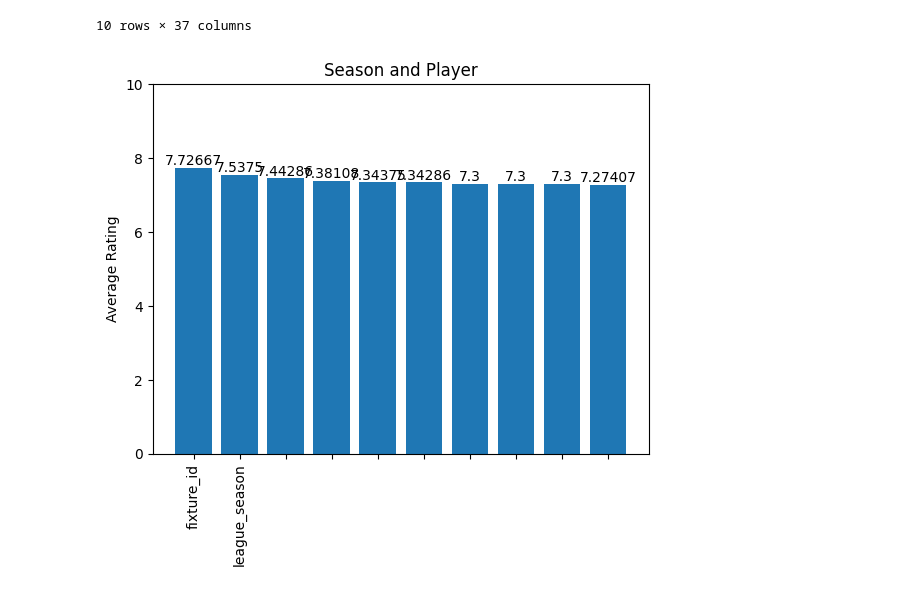
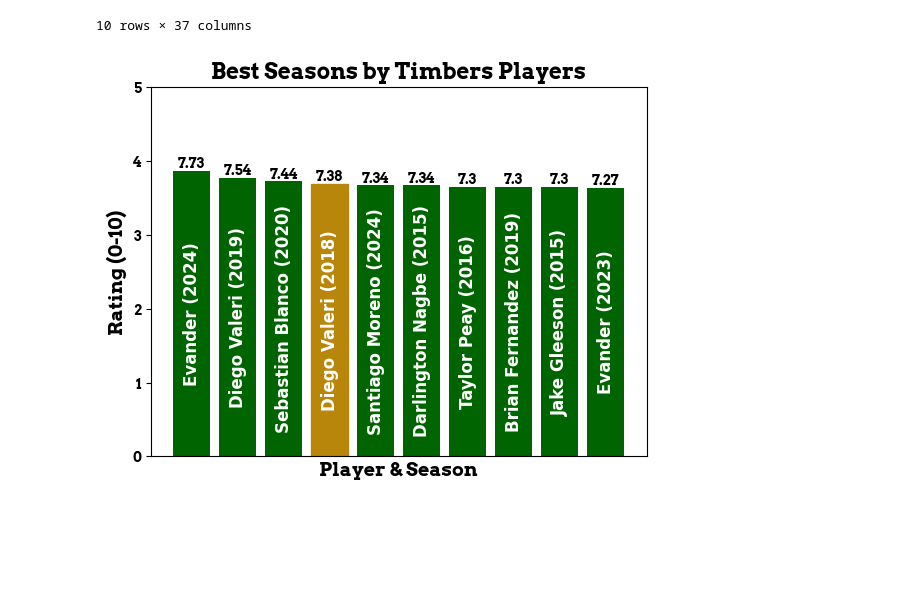
Before and after one commit to domihw05/TimbersDataExploration, a Jupyter notebook: timbers-data-analysis.ipynb, the cells around one changed output. Cells and saved outputs as stored; diff of their text form; code cells hidden in the pictures; blank space fills up the shorter version.

Commit message:
Kaggle Notebook | Timbers Data Analysis | Version 9

```diff
--- a/timbers-data-analysis.ipynb
+++ b/timbers-data-analysis.ipynb
@@ -7,16 +7,10 @@ import numpy as np # linear algebra
 import pandas as pd # data processing, CSV file I/O (e.g. pd.read_csv)
 import matplotlib.pyplot as plt
 
-# Input data files are available in the read-only "../input/" directory
-# For example, running this (by clicking run or pressing Shift+Enter) will list all files under the input directory
+import matplotlib.font_manager as font_manager
 
-#import os
-#for dirname, _, filenames in os.walk('/kaggle/input'):
-#    for filename in filenames:
-#        print(os.path.join(dirname, filename))
-
-# You can write up to 20GB to the current directory (/kaggle/working/) that gets preserved as output when you create a version using "Save & Run All"
-# You can also write temporary files to /kaggle/temp/, but they won't be saved outside of the current session
+font_path = '/kaggle/input/arvo-fonts/Arvo-Bold.ttf'
+font_props = font_manager.FontProperties(fname=font_path)
 # %%
 mls_df = pd.read_csv("/kaggle/input/football-match-statistics-and-more/fixture_stats_clean.csv")
 ptfc_player = pd.read_csv("/kaggle/input/football-match-statistics-and-more/fixture_stats_players_clean.csv")
@@ -161,23 +155,40 @@ szn_avgs.sort_values('rating',ascending=False).head(10)
 # %%
 width = 0.6  # the width of the bars: can also be len(x) sequence
 
 graph_data = szn_avgs.sort_values('rating',ascending=False).head(10)
 
 fig, ax = plt.subplots()
 
-graph_data['NameSzn'] = graph_data['league_season'].astype(str) + graph_data['player_name'].astype(str)
+graph_data['NameSzn'] = graph_data['player_name'].astype(str) + ' (' + graph_data['league_season'].astype(str) + ')'
 # Convert the league season to strings properly
-bar_container = ax.bar(graph_data['NameSzn'], graph_data['rating'])
+bar_container = ax.bar(graph_data['NameSzn'], graph_data['rating'].round(2),color='darkgreen')
 
-# Set axis labels and title
-ax.set(ylabel='Average Rating', title='Season and Player', ylim=(0, 10))
+plt.xticks([])
+ax.set_xticklabels([])
+ax.set_yticklabels(labels = list(range(0,11)),fontproperties=font_props)
+ax.set_title('Best Seasons by Timbers Players',fontproperties=font_props,fontsize = 16)
+ax.set_xlabel('Player & Season',fontproperties=font_props,fontsize=14)
+ax.set_ylabel('Rating (0-10)',fontproperties=font_props,fontsize=14)
+ax.set_ylim(0,10)
 
-ax.set_xticklabels(season, rotation=90, ha="center")
+# Add x-axis labels inside the bars
+for bar, label in zip(bar_container, graph_data['NameSzn']):
+    ax.text(
+        bar.get_x() + bar.get_width()/2,  # X position (center of bar)
+        bar.get_height()/2,  # Y position (middle of bar)
+        label,  # Text (category label)
+        ha='center', va='center', fontsize=12, color='white', fontweight='bold',
+        rotation=90
+    )
+
+
+# add color for mvp
+bar_container[3].set_color('darkgoldenrod')
 
 # Add bar labels
-ax.bar_label(bar_container)
+ax.bar_label(bar_container,fontproperties=font_props)
 
 # Show plot
 plt.show()
 # %% [output]
-[figure, old version]
+[figure, new version]
```
